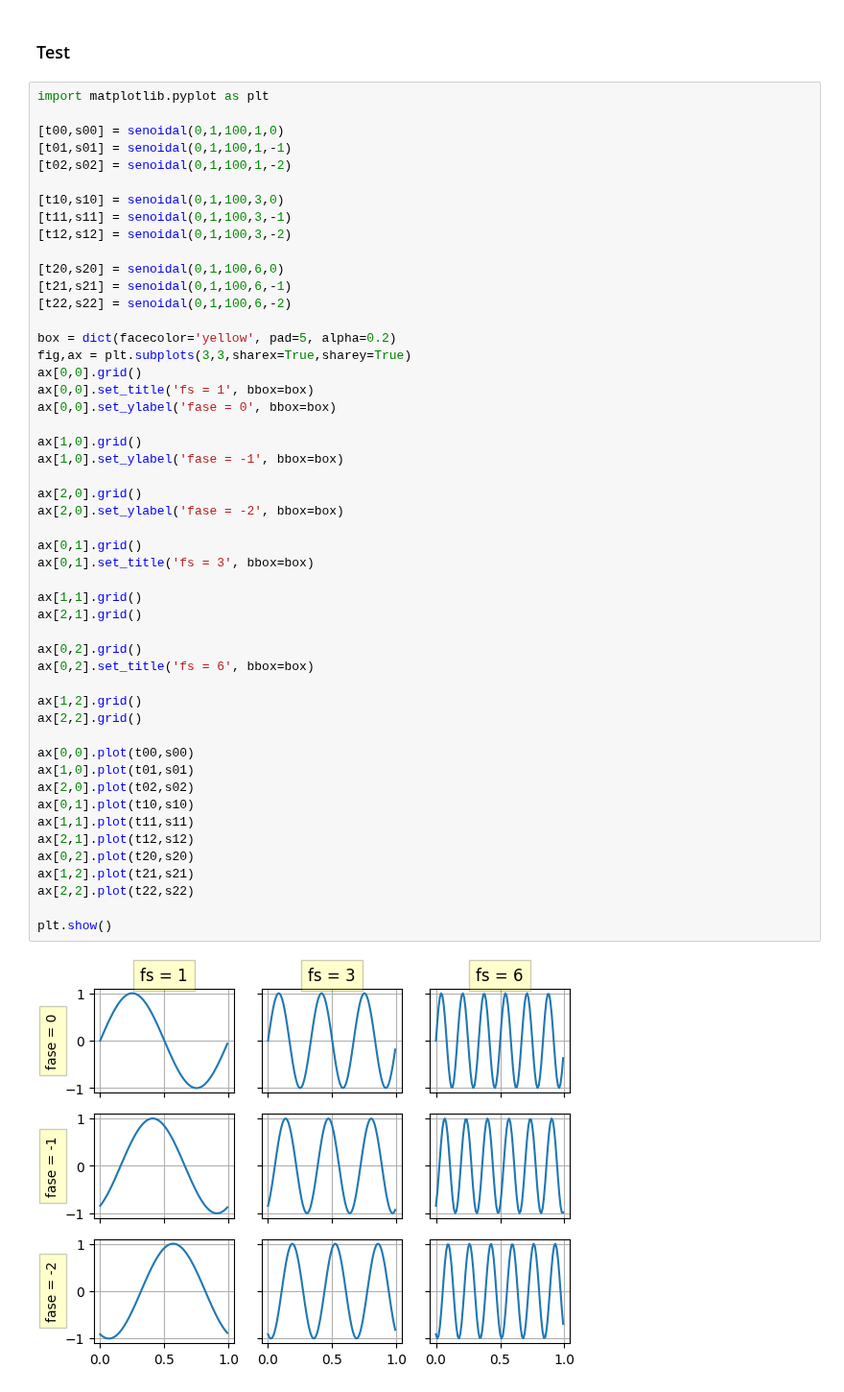
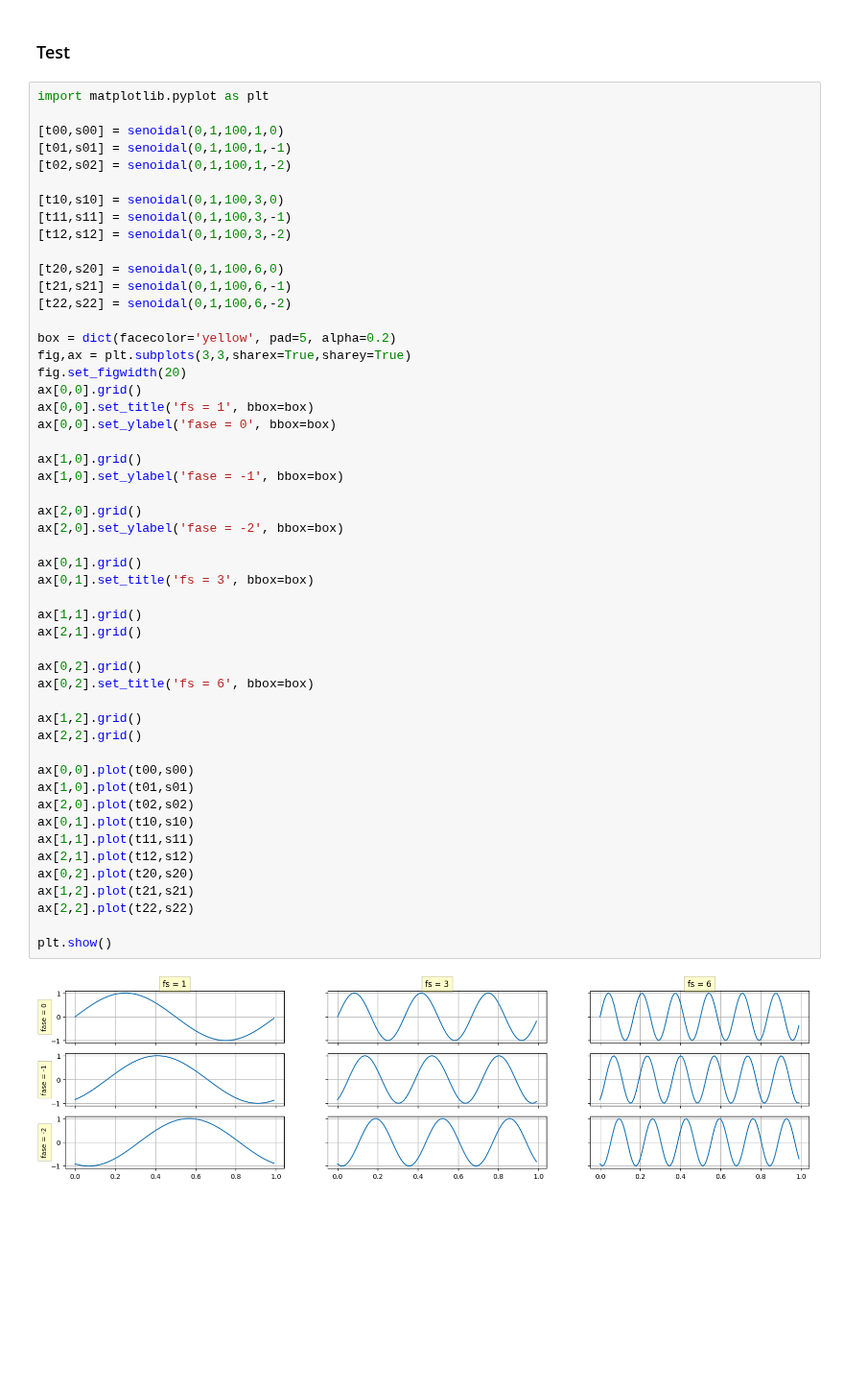
Before and after one commit to francoherg/PDS-2025, a Jupyter notebook: Practica/Guia1/1-1.ipynb, the cells around one changed output. Shown at 96% size. Drawn from its saved outputs; the diff is of its cells as text; blank space fills up the shorter version.

```diff
--- a/Practica/Guia1/1-1.ipynb
+++ b/Practica/Guia1/1-1.ipynb
@@ -84,6 +84,7 @@ import matplotlib.pyplot as plt
 
 box = dict(facecolor='yellow', pad=5, alpha=0.2)
 fig,ax = plt.subplots(3,3,sharex=True,sharey=True)
+fig.set_figwidth(20)
 ax[0,0].grid()
 ax[0,0].set_title('fs = 1', bbox=box)
 ax[0,0].set_ylabel('fase = 0', bbox=box)
@@ -91,34 +92,34 @@ ax[0,0].set_ylabel('fase = 0', bbox=box)
 ax[1,0].grid()
 ax[1,0].set_ylabel('fase = -1', bbox=box)
 
 ax[2,0].grid()
 ax[2,0].set_ylabel('fase = -2', bbox=box)
 
 ax[0,1].grid()
 ax[0,1].set_title('fs = 3', bbox=box)
 
 ax[1,1].grid()
 ax[2,1].grid()
 
 ax[0,2].grid()
 ax[0,2].set_title('fs = 6', bbox=box)
 
 ax[1,2].grid()
 ax[2,2].grid()
 
 ax[0,0].plot(t00,s00)
 ax[1,0].plot(t01,s01)
 ax[2,0].plot(t02,s02)
 ax[0,1].plot(t10,s10)
 ax[1,1].plot(t11,s11)
 ax[2,1].plot(t12,s12)
 ax[0,2].plot(t20,s20)
 ax[1,2].plot(t21,s21)
 ax[2,2].plot(t22,s22)
 
 plt.show()
 # %% [output]
-[figure, old version]
+[figure, new version]
 # %%
 import matplotlib.pyplot as plt
 
```
Also changed, not shown: parts of 2 cells of this notebook, 1 other file.
